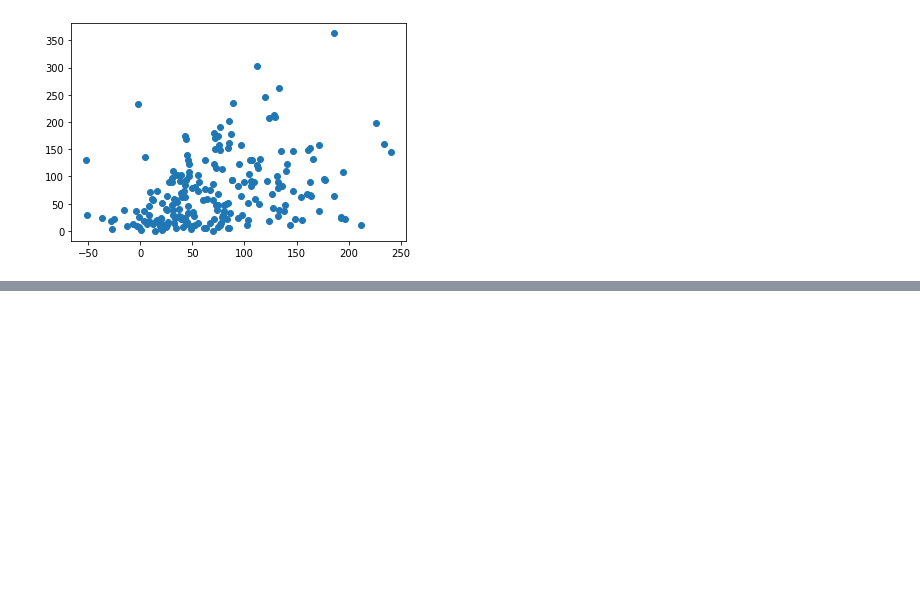
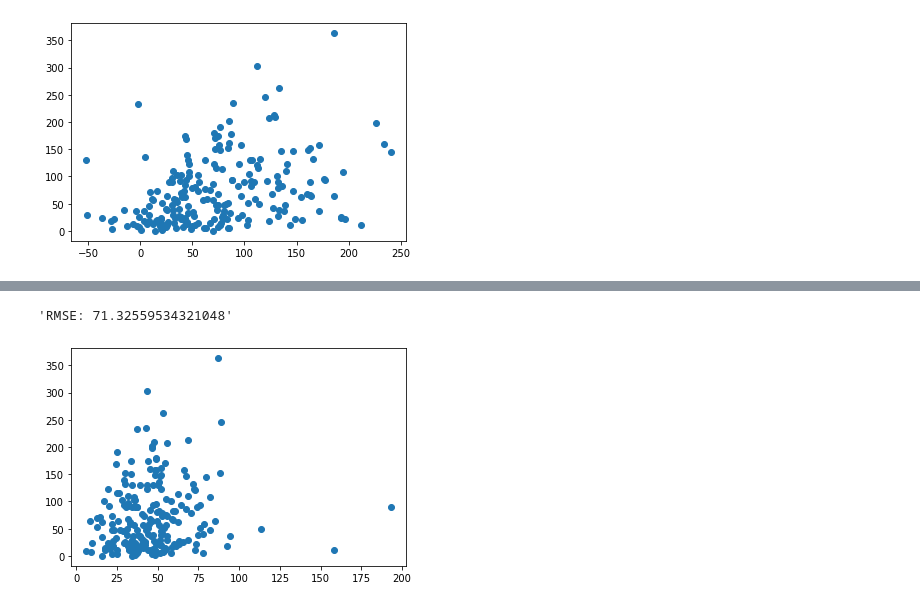
Before and after one commit to gwehrm/Deep_Learning, a Jupyter notebook: Regression_Classification.ipynb, the cells around one changed output, grey strips where cells are left out. Cells and saved outputs as stored; diff of their text form; code cells hidden in the pictures; blank space fills up the shorter version.

```diff
--- a/Regression_Classification.ipynb
+++ b/Regression_Classification.ipynb
@@ -318,0 +366,13 @@ array([ 25, 144,  36,  59, 234,  22,  23,   9, 105, 263, 140,   1,  91,
+# %%
+# Import the Adam optimizer
+from keras.optimizers import Adam
+
+# Compile the model with 2 losses and the Adam optimzer with a higher learning rate
+model.compile(loss=['mean_absolute_error', 'categorical_crossentropy'], optimizer= Adam(lr=0.01),) #categorical crossentropy for multiclass
+
+# Fit the model to the tournament training data, with 2 inputs and 2 outputs
+model.fit(text_bow_train,
+          [y_train_comments,y_train_author],
+          epochs=10,
+          verbose=True,
+          batch_size=500)
@@ -318,0 +401,20 @@ array([ 25, 144,  36,  59, 234,  22,  23,   9, 105, 263, 140,   1,  91,
+# %%
+# Importing necessary libraries
+from sklearn.metrics import classification_report
+from sklearn.metrics import confusion_matrix
+
+
+# getting the predictions of the Validation Set...
+predictions = model.predict(text_bow_test)
+# it returns a list with the regression [0] and the classification [1]
+plt.scatter(predictions[0],y_test_comments)
+
+# rmse
+rmse = np.sqrt(np.mean((predictions[0]-y_test_comments)**2))
+display(f"RMSE: {rmse}")
+
+
+matrix = confusion_matrix(y_test_author.argmax(axis=1), predictions[1].argmax(axis=1))
+# %% [output]
+'RMSE: 71.32559534321048'
+[figure, added]
```
Also changed, not shown: parts of 10 cells of this notebook.
